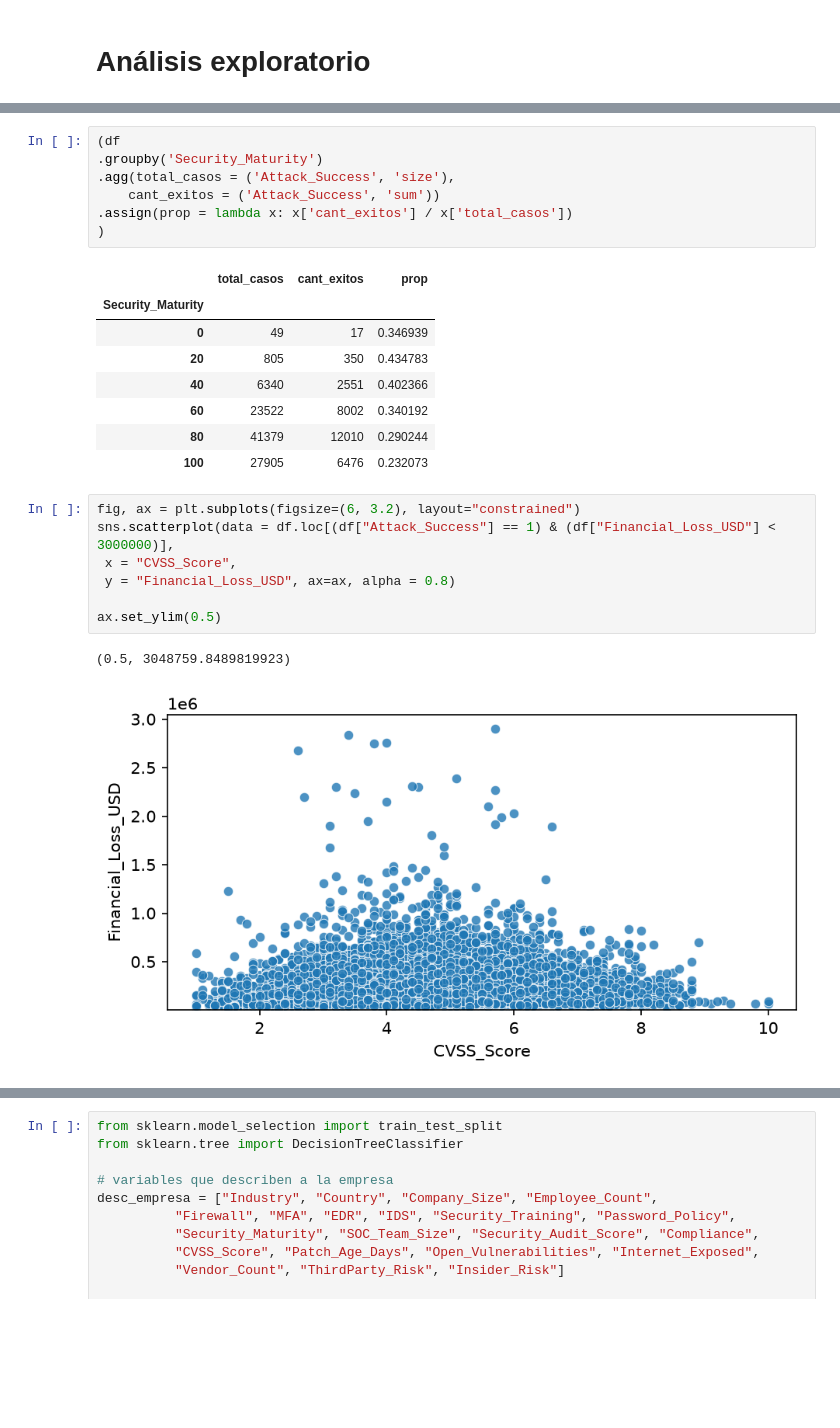
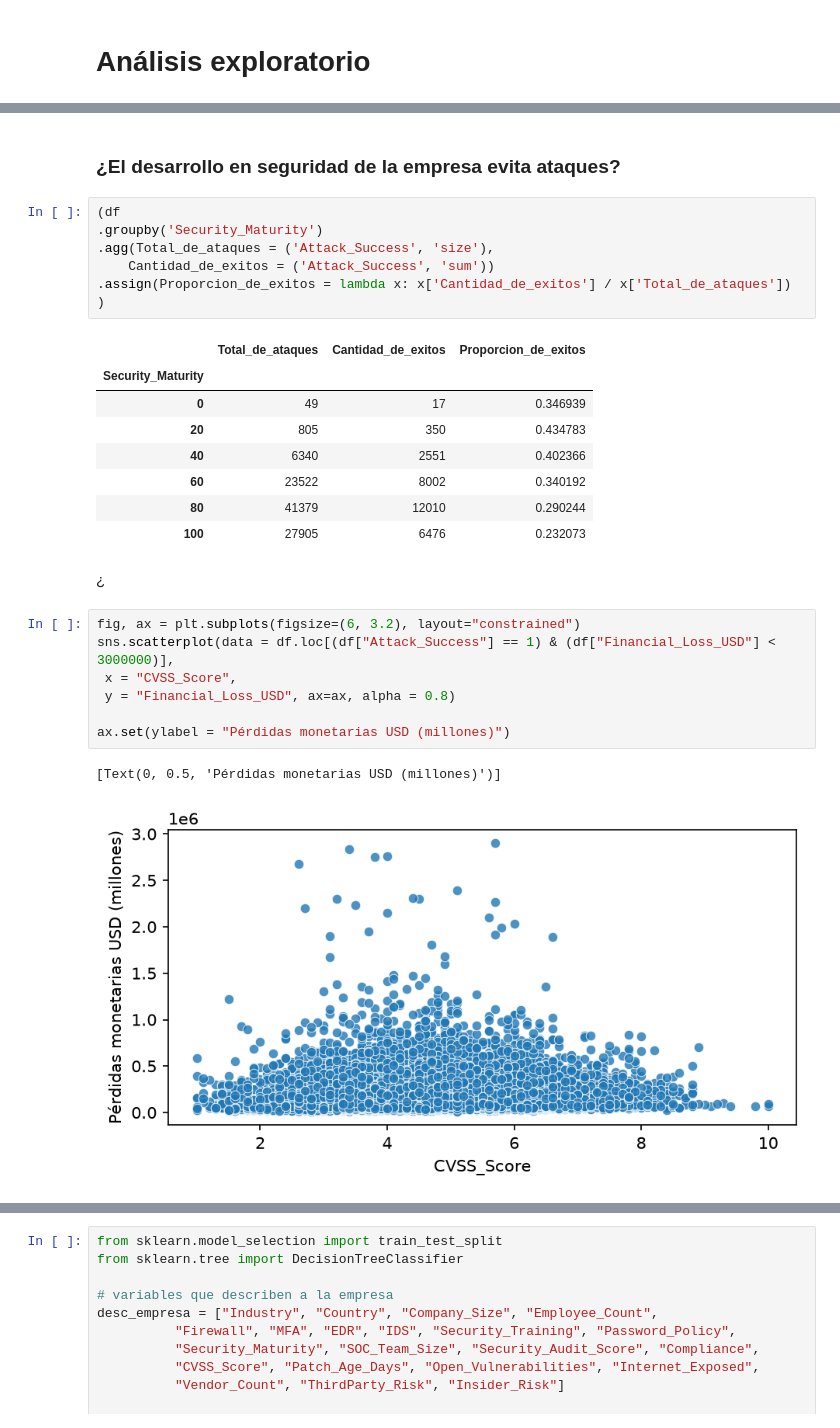
Before and after one commit to franconicolas38/proyecto-final-pycd, a Jupyter notebook: codigo_trabajo_final.ipynb, the cells around one changed output, grey strips where cells are left out. Drawn from its saved outputs; the diff is of its cells as text; blank space fills up the shorter version.

```diff
--- a/codigo_trabajo_final.ipynb
+++ b/codigo_trabajo_final.ipynb
@@ -145,12 +152,14 @@ axes[0].set_yticks([0,50,100,150,200,250])
+# %% [markdown]
+### ¿El desarrollo en seguridad de la empresa evita ataques?
 # %%
 (df
 .groupby('Security_Maturity')
-.agg(total_casos = ('Attack_Success', 'size'),
-    cant_exitos = ('Attack_Success', 'sum'))
-.assign(prop = lambda x: x['cant_exitos'] / x['total_casos'])
+.agg(Total_de_ataques = ('Attack_Success', 'size'),
+    Cantidad_de_exitos = ('Attack_Success', 'sum'))
+.assign(Proporcion_de_exitos = lambda x: x['Cantidad_de_exitos'] / x['Total_de_ataques'])
 )
 # %% [output]
-|  | total_casos | cant_exitos | prop |
+|  | Total_de_ataques | Cantidad_de_exitos | Proporcion_de_exitos |
 | Security_Maturity |  |  |  |
 | 0 | 49 | 17 | 0.346939 |
 | 20 | 805 | 350 | 0.434783 |
@@ -158,13 +167,15 @@ axes[0].set_yticks([0,50,100,150,200,250])
 | 60 | 23522 | 8002 | 0.340192 |
 | 80 | 41379 | 12010 | 0.290244 |
 | 100 | 27905 | 6476 | 0.232073 |
+# %% [markdown]
+¿
 # %%
 fig, ax = plt.subplots(figsize=(6, 3.2), layout="constrained")
 sns.scatterplot(data = df.loc[(df["Attack_Success"] == 1) & (df["Financial_Loss_USD"] < 3000000)],
  x = "CVSS_Score",
  y = "Financial_Loss_USD", ax=ax, alpha = 0.8)
 
-ax.set_ylim(0.5)
+ax.set(ylabel = "Pérdidas monetarias USD (millones)")
 # %% [output]
-(0.5, 3048759.8489819923)
+[Text(0, 0.5, 'Pérdidas monetarias USD (millones)')]
-[figure, old version]
+[figure, new version]
```
Also changed, not shown: parts of 31 cells of this notebook, 1 other file.
